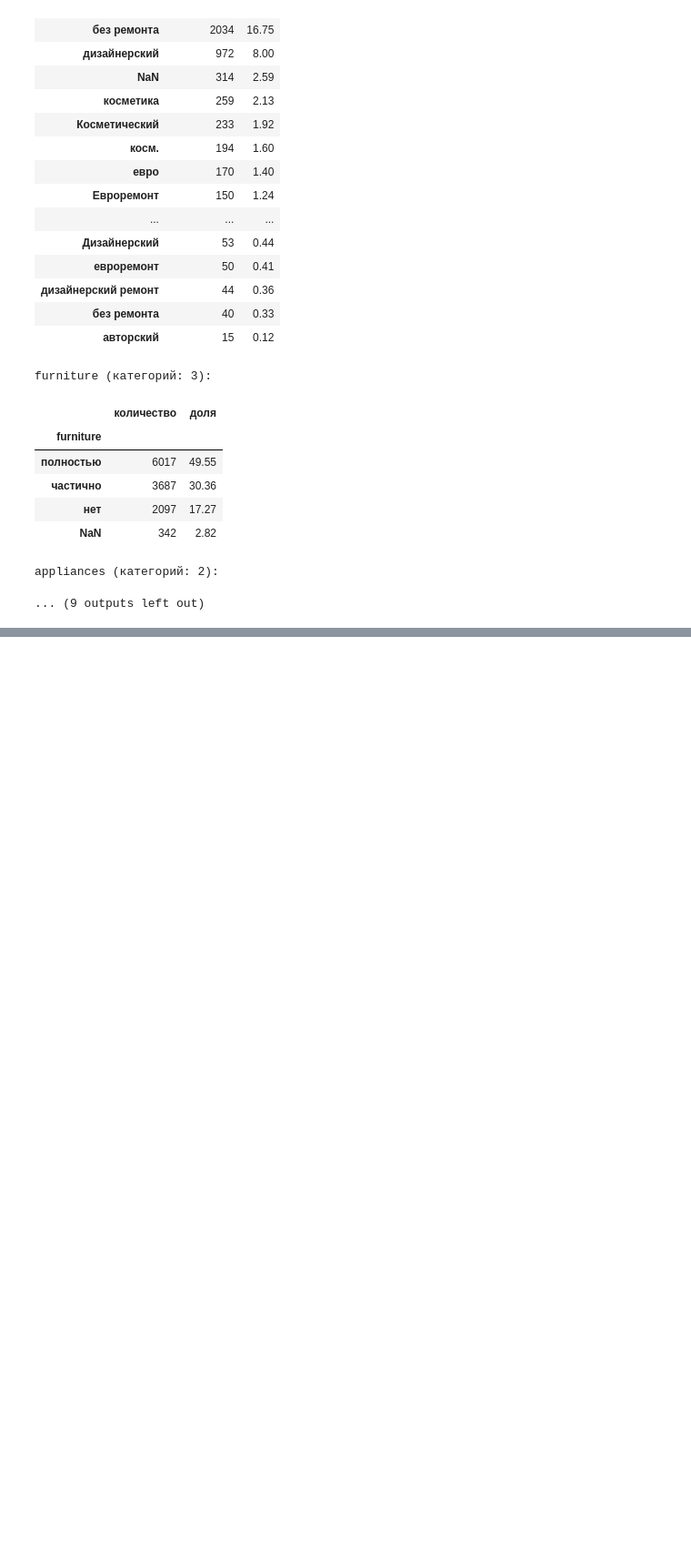
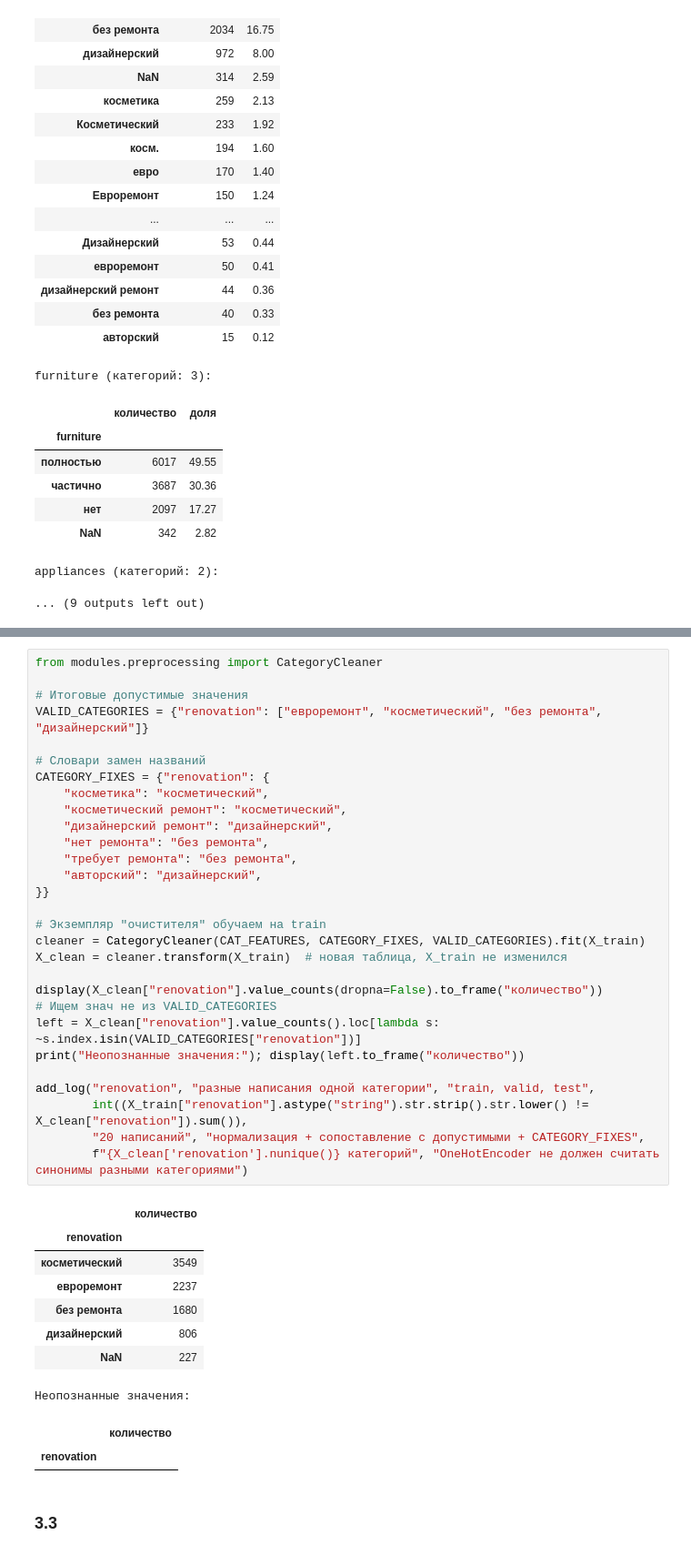
Before and after one commit to 6VolGirl/6VolGirl-Suhodolova_Anna_Lab2, a Jupyter notebook: notebooks/01_preparation.ipynb, the cells around one changed output, grey strips where cells are left out. Shown at 91% size. Saved outputs shown, nothing was run; the diff lists cells and outputs as text; blank space fills up the shorter version.

```diff
--- a/notebooks/01_preparation.ipynb
+++ b/notebooks/01_preparation.ipynb
@@ -338,0 +456,42 @@ appliances (категорий: 2):
+# %%
+from modules.preprocessing import CategoryCleaner
+
+# Итоговые допустимые значения
+VALID_CATEGORIES = {"renovation": ["евроремонт", "косметический", "без ремонта", "дизайнерский"]}
+
+# Словари замен названий
+CATEGORY_FIXES = {"renovation": {
+    "косметика": "косметический",
+    "косметический ремонт": "косметический",
+    "дизайнерский ремонт": "дизайнерский",
+    "нет ремонта": "без ремонта",
+    "требует ремонта": "без ремонта",
+    "авторский": "дизайнерский",
+}}
+
+# Экземпляр "очистителя" обучаем на train
+cleaner = CategoryCleaner(CAT_FEATURES, CATEGORY_FIXES, VALID_CATEGORIES).fit(X_train)
+X_clean = cleaner.transform(X_train)  # новая таблица, X_train не изменился
+
+display(X_clean["renovation"].value_counts(dropna=False).to_frame("количество"))
+# Ищем знач не из VALID_CATEGORIES
+left = X_clean["renovation"].value_counts().loc[lambda s: ~s.index.isin(VALID_CATEGORIES["renovation"])]
+print("Неопознанные значения:"); display(left.to_frame("количество"))
+
+add_log("renovation", "разные написания одной категории", "train, valid, test",
+        int((X_train["renovation"].astype("string").str.strip().str.lower() != X_clean["renovation"]).sum()),
+        "20 написаний", "нормализация + сопоставление с допустимыми + CATEGORY_FIXES",
+        f"{X_clean['renovation'].nunique()} категорий", "OneHotEncoder не должен считать синонимы разными категориями")
+# %% [output]
+|  | количество |
+| renovation |  |
+| косметический | 3549 |
+| евроремонт | 2237 |
+| без ремонта | 1680 |
+| дизайнерский | 806 |
+| NaN | 227 |
+Неопознанные значения:
+|  | количество |
+| renovation |  |
+# %% [markdown]
+### 3.3
```
Also changed, not shown: parts of 14 cells of this notebook, 2 other files.
